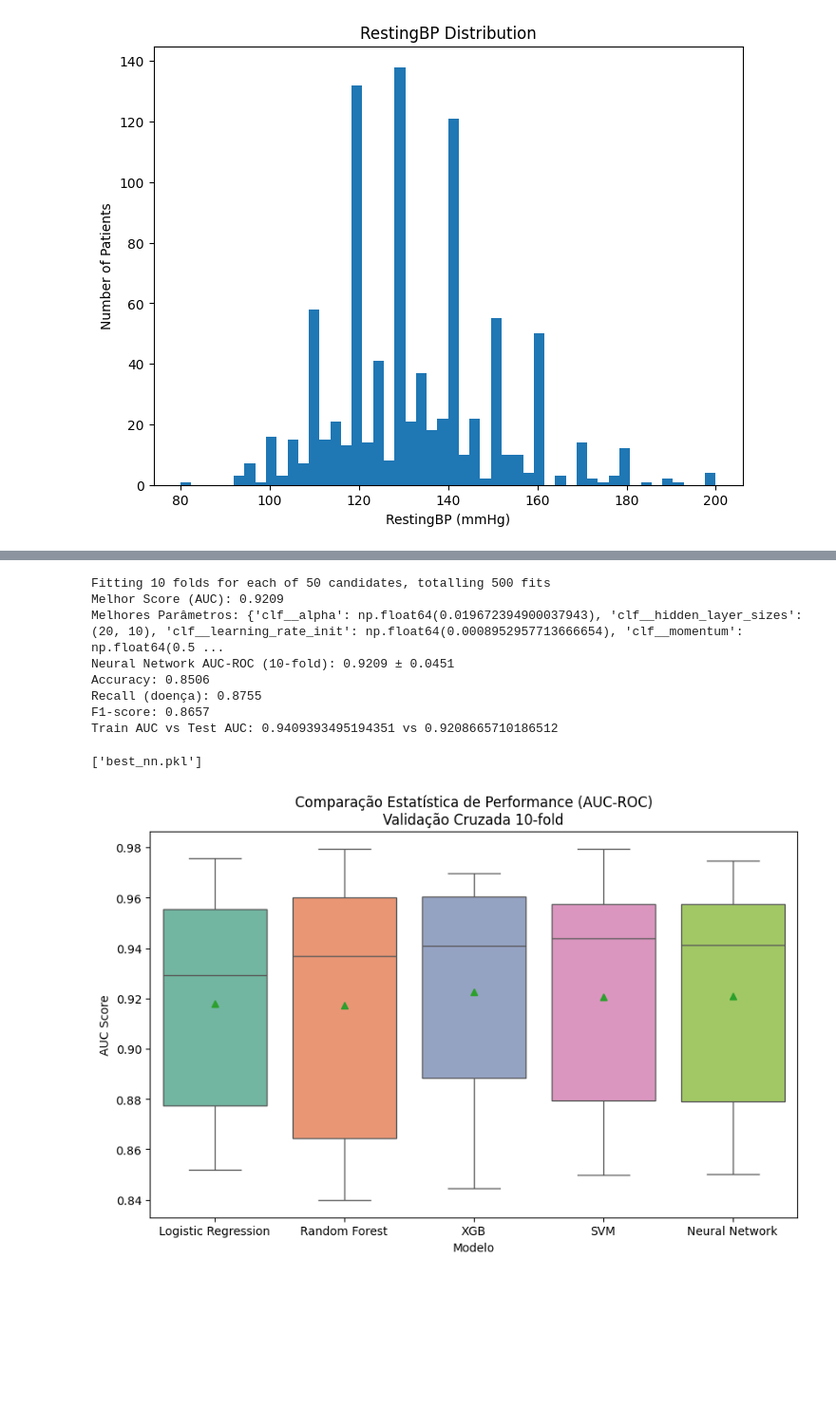
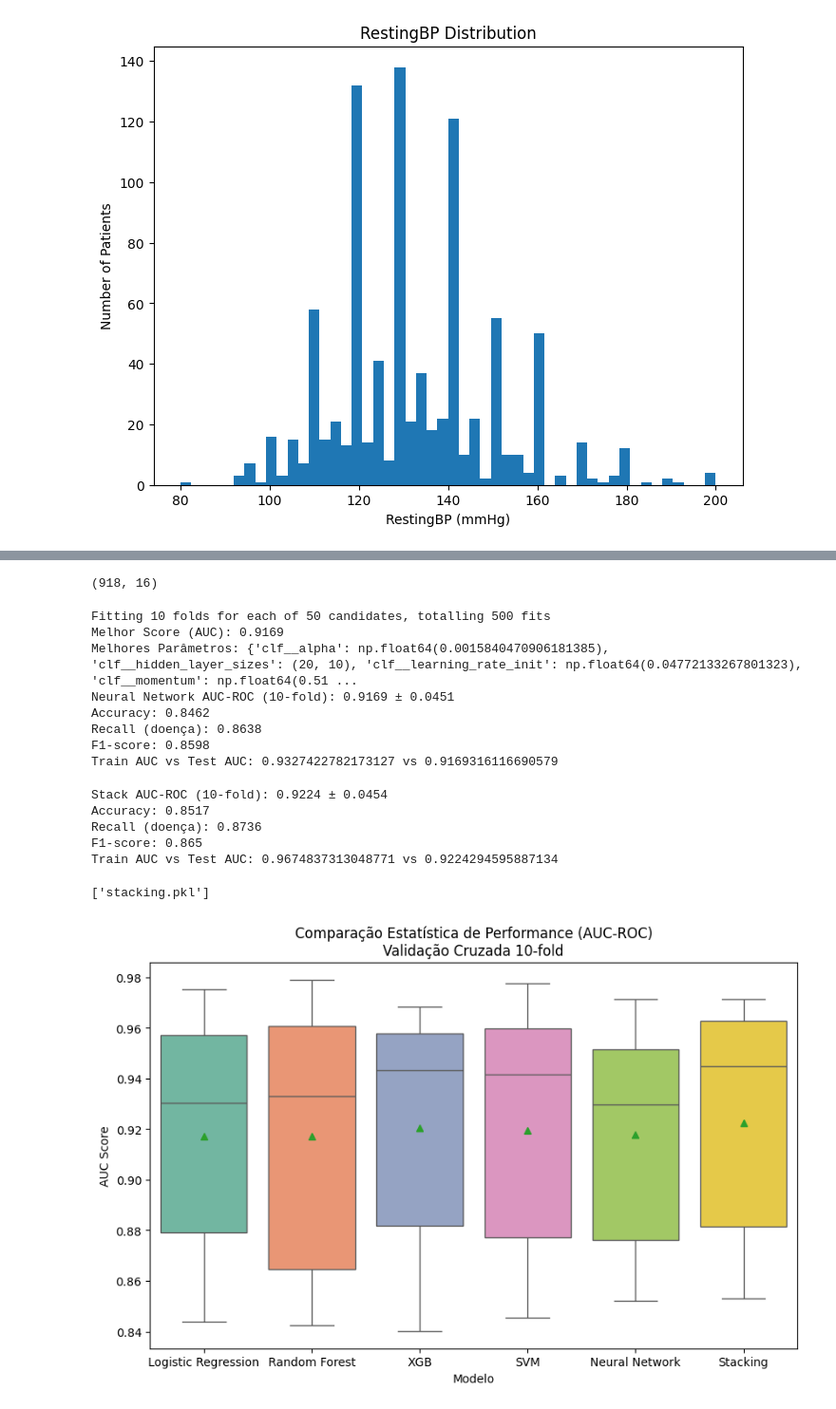
Before and after one commit to malf75/Heart-Failure-ML, a Jupyter notebook: heartdisease.ipynb, the cells around one changed output, grey strips where cells are left out. Shown at 95% size. Drawn from its saved outputs; the diff is of its cells as text; code cells hidden in the pictures; blank space fills up the shorter version.

```diff
--- a/heartdisease.ipynb
+++ b/heartdisease.ipynb
@@ -247,7 +375,7 @@ param_grid_rf = {
 }
 
 model2 = Pipeline([
-    ('prep', preprocessor),
+    ('prep', preprocessor_tree),
     ('clf', RandomForestClassifier(
         random_state=42,
         criterion='entropy',
@@ -301,7 +429,7 @@ param_grid_xgb = {
 }
 
 model3 = Pipeline([
-    ('prep', preprocessor),
+    ('prep', preprocessor_tree),
     ('clf', XGBClassifier(
         random_state=42,
         eval_metric='logloss',
@@ -394,8 +522,12 @@ Train AUC vs Test AUC: 0.9569889569496632 vs 0.9205107604017216
+# %%
+df.shape
+# %% [output]
+(918, 16)
 # %%
 param_grid_nn = {
     'clf__learning_rate_init': loguniform(1e-4, 1e-1),
     'clf__momentum': uniform(0.5, 0.49),
-    'clf__hidden_layer_sizes': [(6,6), (12,), (20,10), (50,30)],
+    'clf__hidden_layer_sizes': [(8,8),(11,11), (11,), (20,10), (50,30)],
     'clf__alpha': loguniform(1e-5, 1e-1)
 }
 
@@ -405,7 +537,8 @@ neural_network = Pipeline([
         random_state=42,
         max_iter=2000,
         tol=1e-6,
-        solver='sgd'
+        solver='sgd',
+        activation='logistic'
     ))
 ])
 
@@ -436,59 +569,103 @@ print("F1-score:", scores_nn['test_f1'].mean().round(4))
 print(f"Train AUC vs Test AUC: {scores_nn['train_roc_auc'].mean()} vs {scores_nn['test_roc_auc'].mean()}")
 # %% [output]
 Fitting 10 folds for each of 50 candidates, totalling 500 fits
-Melhor Score (AUC): 0.9209
-Melhores Parâmetros: {'clf__alpha': np.float64(0.019672394900037943), 'clf__hidden_layer_sizes': (20, 10), 'clf__learning_rate_init': np.float64(0.0008952957713666654), 'clf__momentum': np.float64(0.5 ...
-Neural Network AUC-ROC (10-fold): 0.9209 ± 0.0451
-Accuracy: 0.8506
-Recall (doença): 0.8755
-F1-score: 0.8657
-Train AUC vs Test AUC: 0.9409393495194351 vs 0.9208665710186512
+Melhor Score (AUC): 0.9169
+Melhores Parâmetros: {'clf__alpha': np.float64(0.0015840470906181385), 'clf__hidden_layer_sizes': (20, 10), 'clf__learning_rate_init': np.float64(0.04772133267801323), 'clf__momentum': np.float64(0.51 ...
+Neural Network AUC-ROC (10-fold): 0.9169 ± 0.0451
+Accuracy: 0.8462
+Recall (doença): 0.8638
+F1-score: 0.8598
+Train AUC vs Test AUC: 0.9327422782173127 vs 0.9169316116690579
+# %%
+weights = [0.917, 0.918, 0.922, 0.920, 0.918]
+weights = np.array(weights)
+weights = weights / weights.sum()
+
+stack = StackingClassifier(
+    estimators=[
+        ('lr', model1),
+        ('rf', model2),
+        ('xgb', model3),
+        ('svm', model4),
+        ('nn', model5)
+    ],
+    final_estimator=LogisticRegression(),
+    cv=10,
+    stack_method='predict_proba',
+    n_jobs=-1
+)
+
+stack.fit(X,y)
+
+scores_stack = cross_validate(
+    stack,
+    X,
+    y,
+    cv=10,
+    scoring=['roc_auc', 'accuracy', 'recall', 'f1'],
+    return_train_score=True
+)
+
+print("Stack AUC-ROC (10-fold):", scores_stack['test_roc_auc'].mean().round(4), "±", scores_stack['test_roc_auc'].std().round(4))
+print("Accuracy:", scores_stack['test_accuracy'].mean().round(4))
+print("Recall (doença):", scores_stack['test_recall'].mean().round(4))
+print("F1-score:", scores_stack['test_f1'].mean().round(4))
+
+print(f"Train AUC vs Test AUC: {scores_stack['train_roc_auc'].mean()} vs {scores_stack['test_roc_auc'].mean()}")
+# %% [output]
+Stack AUC-ROC (10-fold): 0.9224 ± 0.0454
+Accuracy: 0.8517
+Recall (doença): 0.8736
+F1-score: 0.865
+Train AUC vs Test AUC: 0.9674837313048771 vs 0.9224294595887134
 # %%
 joblib.dump(model1, 'best_logistic_regression.pkl')
 joblib.dump(model2, 'best_random_forest.pkl')
 joblib.dump(model3, 'best_xgboost.pkl')
 joblib.dump(model4, 'best_svm.pkl')
 joblib.dump(model5, 'best_nn.pkl')
+joblib.dump(stack, 'stacking.pkl')
 # %% [output]
-['best_nn.pkl']
+['stacking.pkl']
 # %%
 model1 = joblib.load('best_logistic_regression.pkl')
 model2 = joblib.load('best_random_forest.pkl')
 model3 = joblib.load('best_xgboost.pkl')
 model4 = joblib.load('best_svm.pkl')
 model5 = joblib.load('best_nn.pkl')
+stack = joblib.load('stacking.pkl')
 # %%
 results = []
 names = []
-models = [('Logistic Regression', model1), ('Random Forest', model2), ('XGB', model3), ('SVM', model4), ('Neural Network', model5)]
-scores = [('Logistic Regression', scores_lr), ('Random Forest', scores_rf), ('XGB', scores_xgb), ('SVM', scores_svm), ('Neural Network', scores_nn)]
+models = [('Logistic Regression', model1), ('Random Forest', model2), ('XGB', model3), ('SVM', model4), ('Neural Network', model5), ('Stacking', stack)]
+scores = [('Logistic Regression', scores_lr), ('Random Forest', scores_rf), ('XGB', scores_xgb), ('SVM', scores_svm), ('Neural Network', scores_nn), ('Stacking', scores_stack)]
 
 for name, model in scores:
     results.append(model['test_roc_auc'])
     names.append(name)
 
 data = []
 for name, score in scores:
     for s in score['test_roc_auc']:
         data.append({'Modelo': name, 'AUC-ROC': s})
 
 df_plot = pd.DataFrame(data)
 
 plt.figure(figsize=(10, 6))
 sns.boxplot(
     data=df_plot,
     x='Modelo',
     y='AUC-ROC',
     palette='Set2',
     showmeans=True,
 )
 
 plt.title('Comparação Estatística de Performance (AUC-ROC)\nValidação Cruzada 10-fold')
 plt.ylabel('AUC Score')
 plt.savefig('images/model_comparison_boxplot.png')
 plt.show()
 # %% [output]
-[figure, old version]
+[figure, new version]
 # %%
 auc_rf = results[1]
 auc_xgb = results[2]
```
Also changed, not shown: parts of 30 cells of this notebook, 21 other files.
